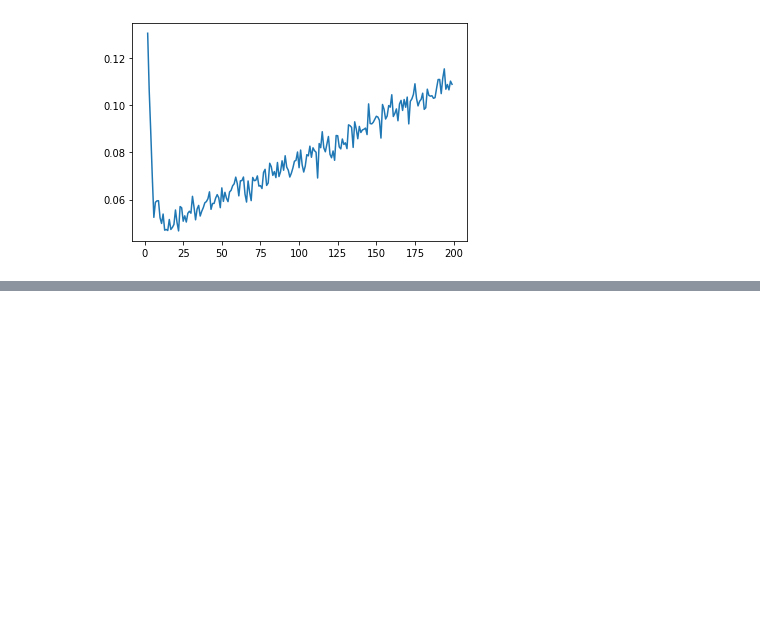
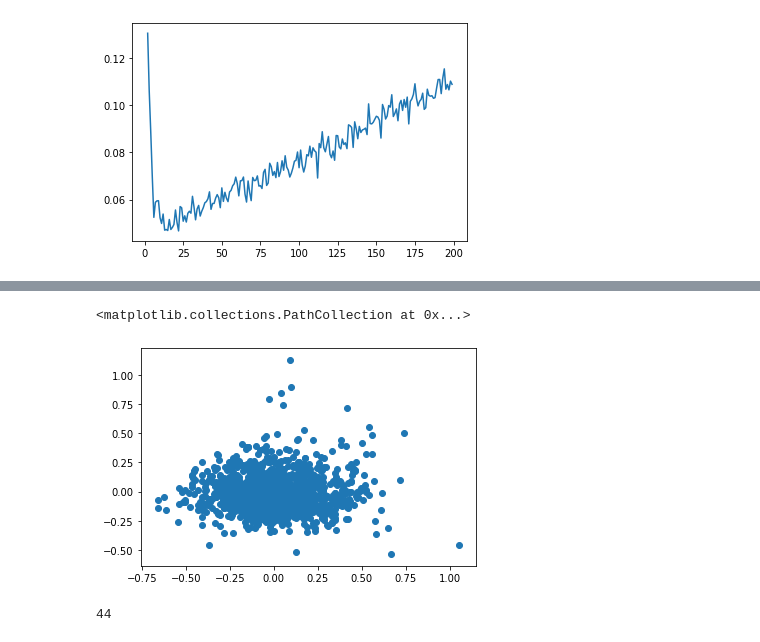
Before and after one commit to Joshmantova/Which-Job-Is-Right-For-You, a Jupyter notebook: notebooks/Spacy_vectorization.ipynb, the cells around one changed output, grey strips where cells are left out. Drawn from its saved outputs; the diff is of its cells as text; code cells hidden in the pictures; blank space fills up the shorter version.

```diff
--- a/notebooks/Spacy_vectorization.ipynb
+++ b/notebooks/Spacy_vectorization.ipynb
@@ -108,0 +127,3 @@ ax.plot(k_values, ss_list)
+# %%
+pca = PCA(n_components=2)
+pca_descrips = pca.fit_transform(vectorized_descriptions)
@@ -108,0 +140,10 @@ ax.plot(k_values, ss_list)
+# %%
+fig, ax = plt.subplots()
+ax.scatter(pca_descrips[:,0], pca_descrips[:,1])
+# %% [output]
+<matplotlib.collections.PathCollection at 0x...>
+[figure, added]
+# %%
+np.ptp(clusterer.labels_)
+# %% [output]
+44
```
Also changed, not shown: parts of 12 cells of this notebook, 7 other files.
